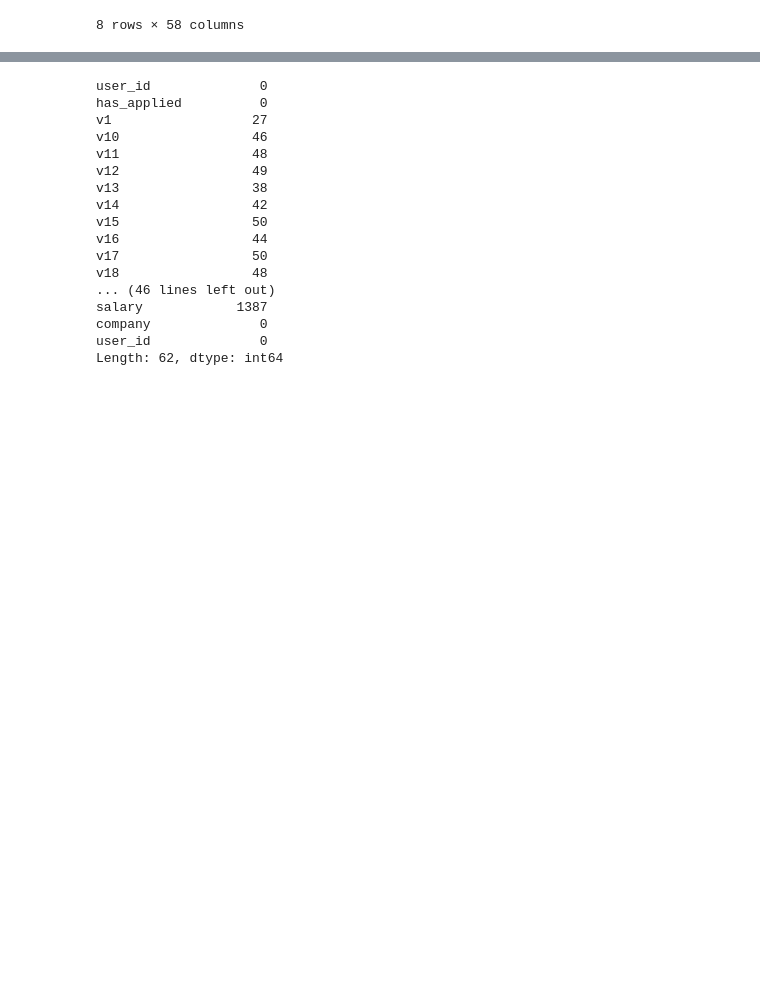
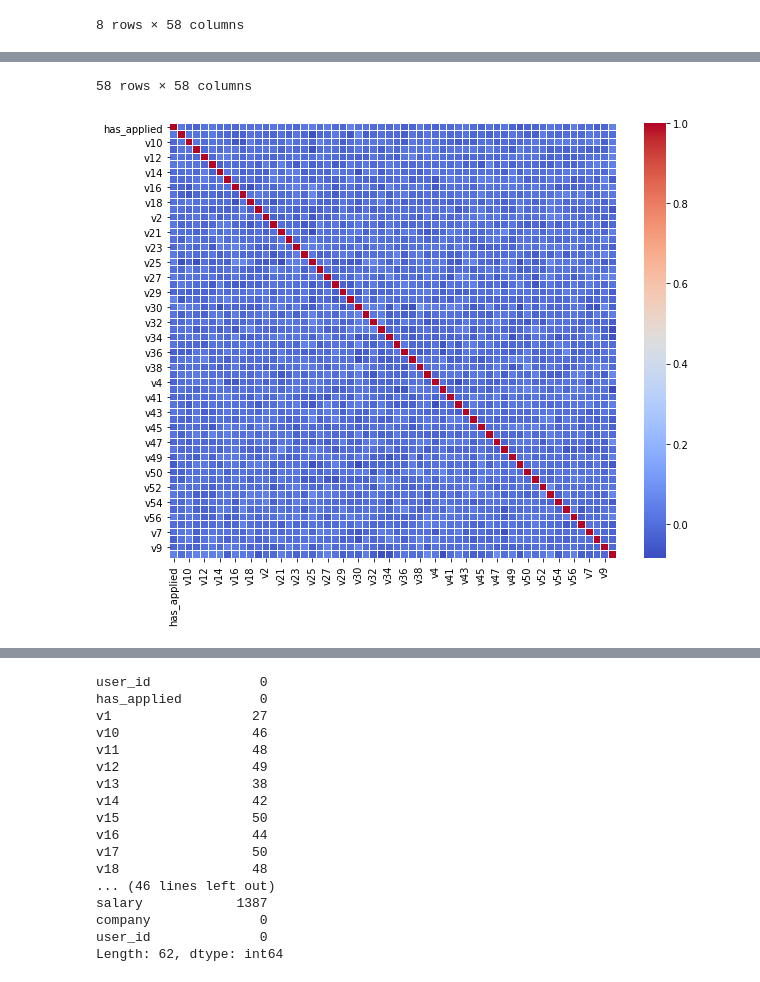
Before and after one commit to maguals/AppliedOrNotUseCase, a Jupyter notebook: exploreData/exploreData.ipynb, the cells around one changed output, grey strips where cells are left out. Cells and saved outputs as stored; diff of their text form; code cells hidden in the pictures; blank space fills up the shorter version.

```diff
--- a/exploreData/exploreData.ipynb
+++ b/exploreData/exploreData.ipynb
@@ -41,0 +49,7 @@ dfAll.corr()[:1]
+# %%
+import seaborn as sns
+plt.figure(figsize = (10,8))
+g = sns.heatmap(dfAll.corr(),annot=False, fmt = ".2f", cmap = "coolwarm",linewidths= 0.01)
+plt.savefig('results/correlation_Seaborn.pdf')
+dfAll.corr()
+# %% [output]
@@ -42 +73,3 @@ dfAll.corr()[:1]
+58 rows × 58 columns
+[figure, added]
 # %% [markdown]
```
Also changed, not shown: parts of 22 cells of this notebook, 1 other file.
